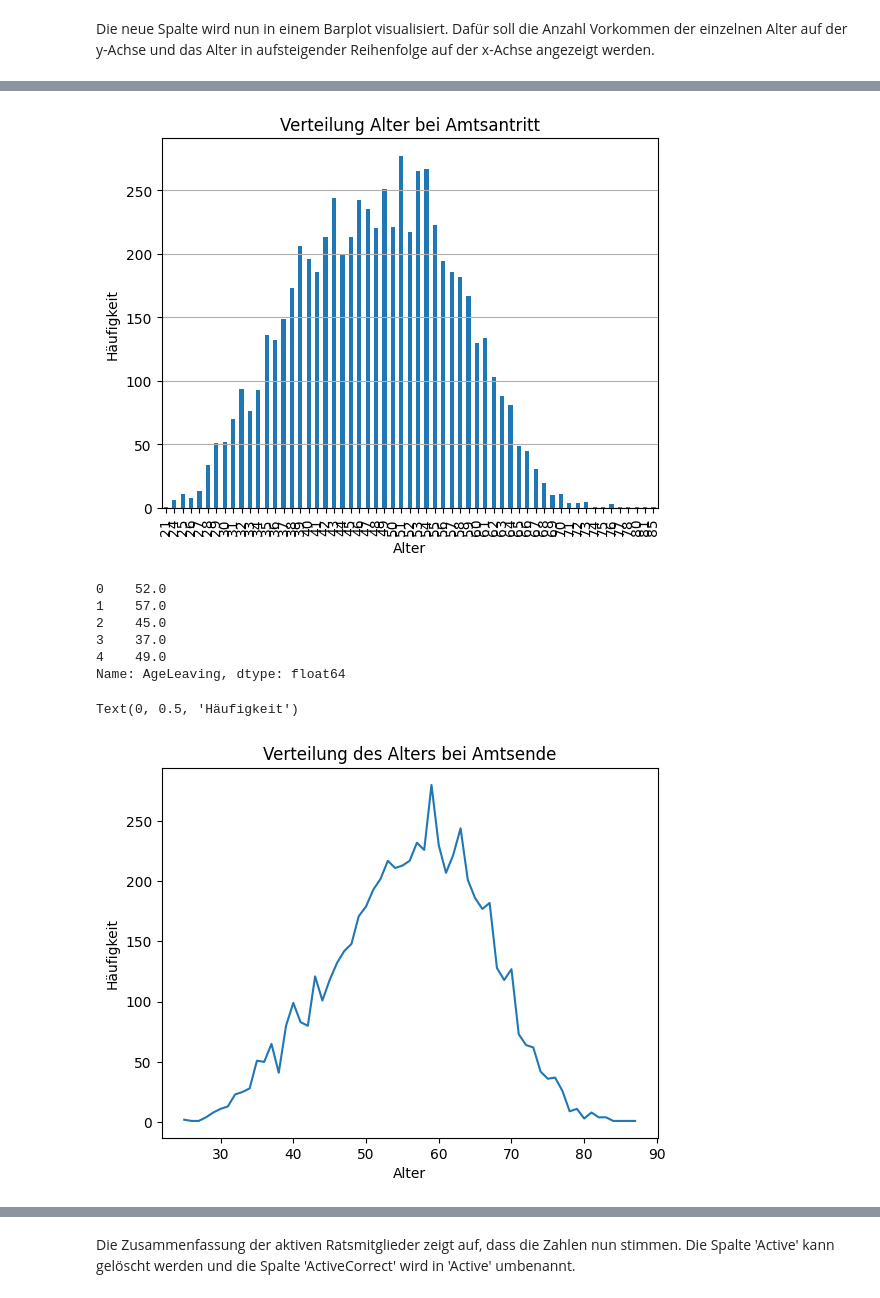
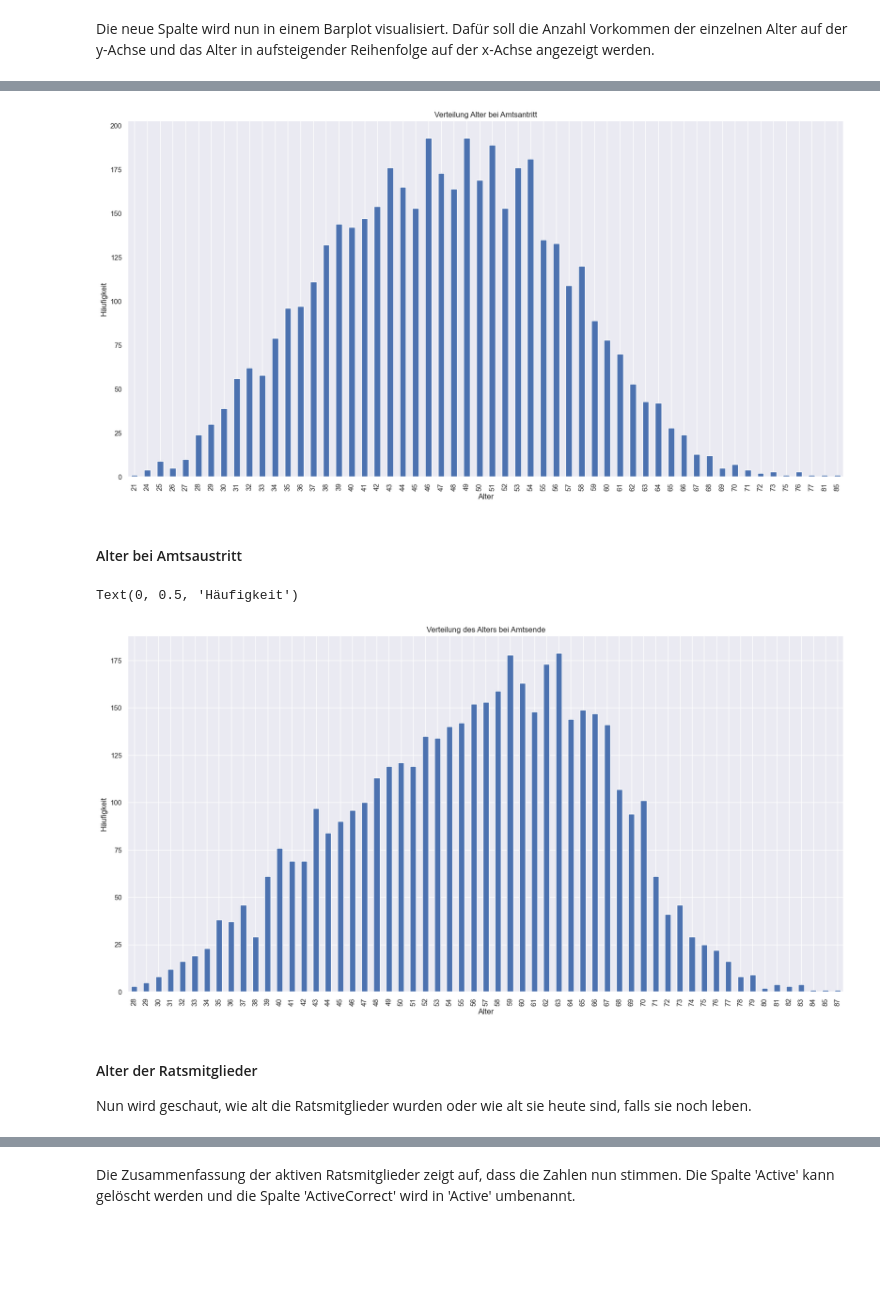
Before and after one commit to Tomcatreadytofly/MC_Ratsmitglieder, a Jupyter notebook: MC_Ratsmitglieder.ipynb, the cells around one changed output, grey strips where cells are left out. Cells and saved outputs as stored; diff of their text form; code cells hidden in the pictures; blank space fills up the shorter version.

```diff
--- a/MC_Ratsmitglieder.ipynb
+++ b/MC_Ratsmitglieder.ipynb
@@ -467,0 +510,3 @@ dtype: int64
+# %%
+df_merged = df_mod.merge(continuous_ranges_df, how='left', on=['Personalien', 'CouncilName']).drop_duplicates()
+df_merged
@@ -467,0 +547,3 @@ dtype: int64
+# %%
+df_merged = df_merged.drop_duplicates(subset=['Personalien', 'CouncilName', 'Eintritt', 'Austritt'])
+df_merged
@@ -477,4 +574,3 @@ Dazu macht es Sinn, neue Spalten zu erstellen.
 # %%
-# Alter bei Amtsantritt
-df_mod['AgeJoining'] = df_mod['DateJoining'].dt.year - df_mod['DateOfBirth'].dt.year
-df_mod['AgeJoining'].head()
+df_merged = df_merged.copy()
+df_merged['AgeJoining'] = df_merged['Eintritt'].dt.year - df_merged['DateOfBirth'].dt.year
@@ -488,5 +577,4 @@ Name: AgeJoining, dtype: int32
 # %% [markdown]
 Die neue Spalte wird nun in einem Barplot visualisiert. Dafür soll die Anzahl Vorkommen der einzelnen Alter auf der y-Achse und das Alter in aufsteigender Reihenfolge auf der x-Achse angezeigt werden.
 # %%
-age_count = df_mod['AgeJoining'].value_counts().sort_index()
-age_count
+age_count = df_merged['AgeJoining'].value_counts().sort_index()
@@ -511,33 +581,27 @@ Name: count, dtype: int64
 # %%
+plt.figure(figsize=(20,10))
 age_count.plot(kind = 'bar')
-# age_max = age_count.index.max()
-# age_min = age_count.index.min()
-# xticks = list(range(age_min, age_max + 1, 5))
-# plt.xticks(ticks=xticks, labels=xticks)
 plt.title('Verteilung Alter bei Amtsantritt')
 plt.xlabel('Alter')
 plt.ylabel('Häufigkeit')
 plt.grid(axis='y')
 # %% [output]
-[figure, old version]
+[figure, new version]
+# %% [markdown]
+#### Alter bei Amtsaustritt
 # %%
-# Alter bei Amtsaustritt
-df_mod['AgeLeaving'] = df_mod['DateLeaving'].dt.year - df_mod['DateOfBirth'].dt.year
-df_mod['AgeLeaving'].head()
+df_merged['AgeLeaving'] = df_merged['Austritt'].dt.year - df_merged['DateOfBirth'].dt.year
-# %% [output]
-0    52.0
-1    57.0
-2    45.0
-3    37.0
-4    49.0
-Name: AgeLeaving, dtype: float64
 # %%
-age_count = df_mod['AgeLeaving'].value_counts().sort_index()
-age_count.plot()
+age_count = df_merged['AgeLeaving'].value_counts().sort_index()
+plt.figure(figsize=(20,10))
+age_count.plot(kind='bar')
 plt.title('Verteilung des Alters bei Amtsende')
 plt.xlabel('Alter')
 plt.ylabel('Häufigkeit')
 # %% [output]
 Text(0, 0.5, 'Häufigkeit')
-[figure, old version]
+[figure, new version]
+# %% [markdown]
+#### Alter der Ratsmitglieder
+Nun wird geschaut, wie alt die Ratsmitglieder wurden oder wie alt sie heute sind, falls sie noch leben.
 # %%
```
Also changed, not shown: parts of 199 cells of this notebook, 2 other files.
